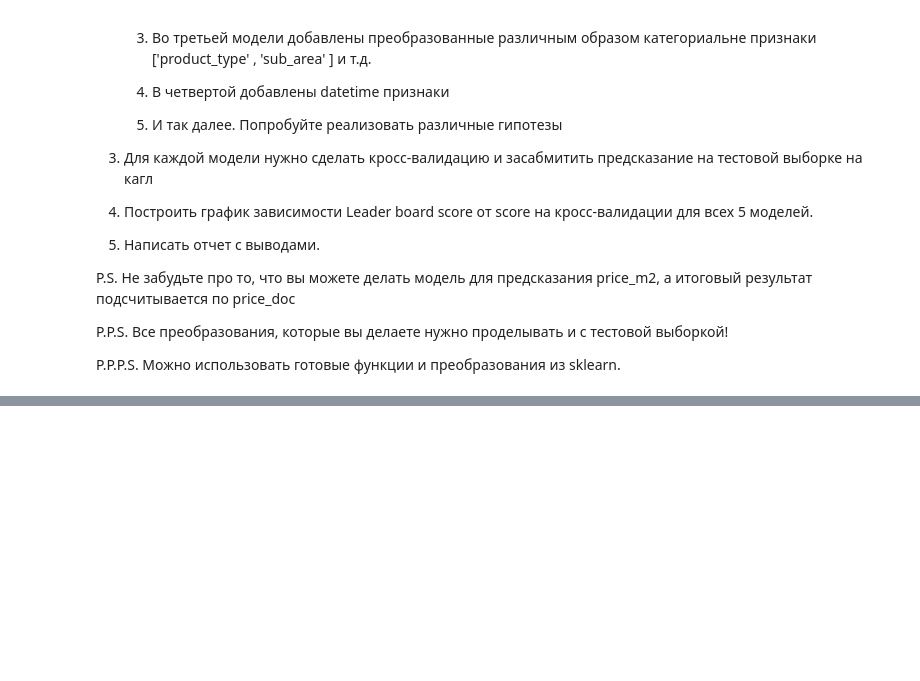
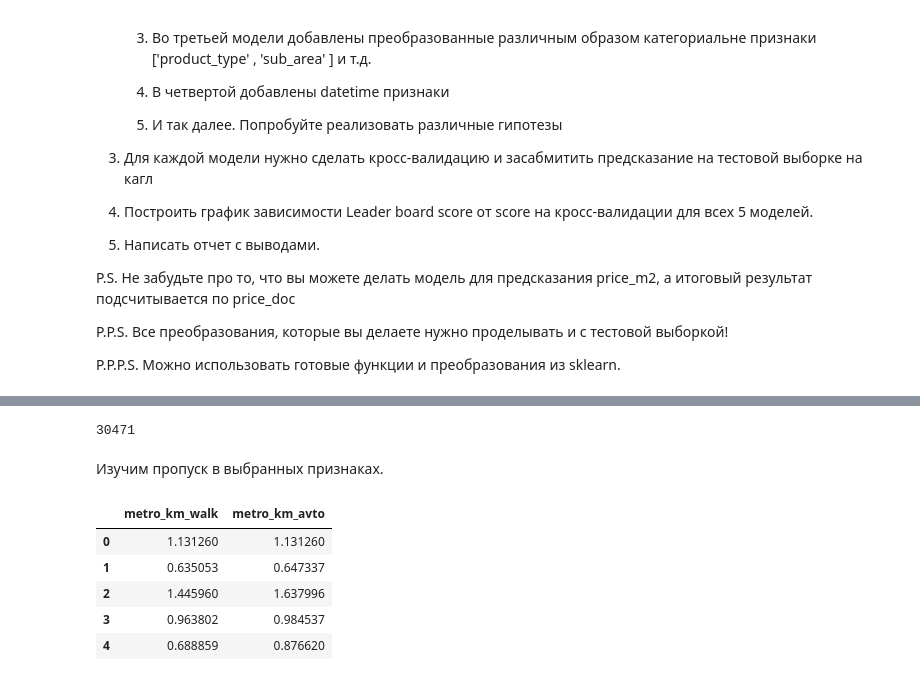
Before and after one commit to DenisKochetov/sber_housing_ml, a Jupyter notebook: notebooks/Data preparation.ipynb, the cells around one changed output, grey strips where cells are left out. Cells and saved outputs as stored; diff of their text form; code cells hidden in the pictures; blank space fills up the shorter version.

```diff
--- a/notebooks/Data preparation.ipynb
+++ b/notebooks/Data preparation.ipynb
@@ -480,0 +494,15 @@ def make_prediction(model, predict_num):
+# %%
+len(train)
+# %% [output]
+30471
+# %% [markdown]
+Изучим пропуск в выбранных признаках.
+# %%
+train[['metro_km_walk', 'metro_km_avto']][train['metro_km_walk'].isna() == False].head(5)
+# %% [output]
+|  | metro_km_walk | metro_km_avto |
+| 0 | 1.131260 | 1.131260 |
+| 1 | 0.635053 | 0.647337 |
+| 2 | 1.445960 | 1.637996 |
+| 3 | 0.963802 | 0.984537 |
+| 4 | 0.688859 | 0.876620 |
```
Also changed, not shown: parts of 26 cells of this notebook.
